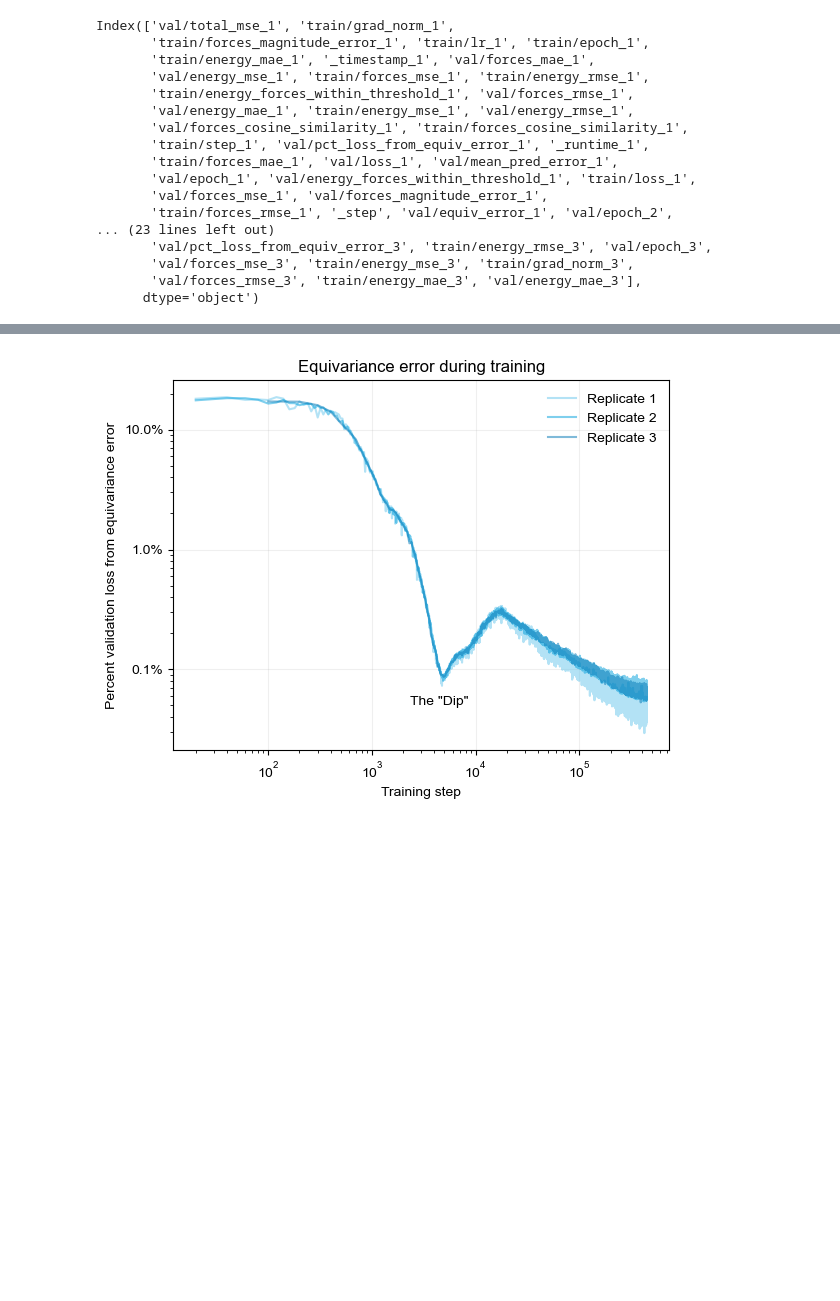
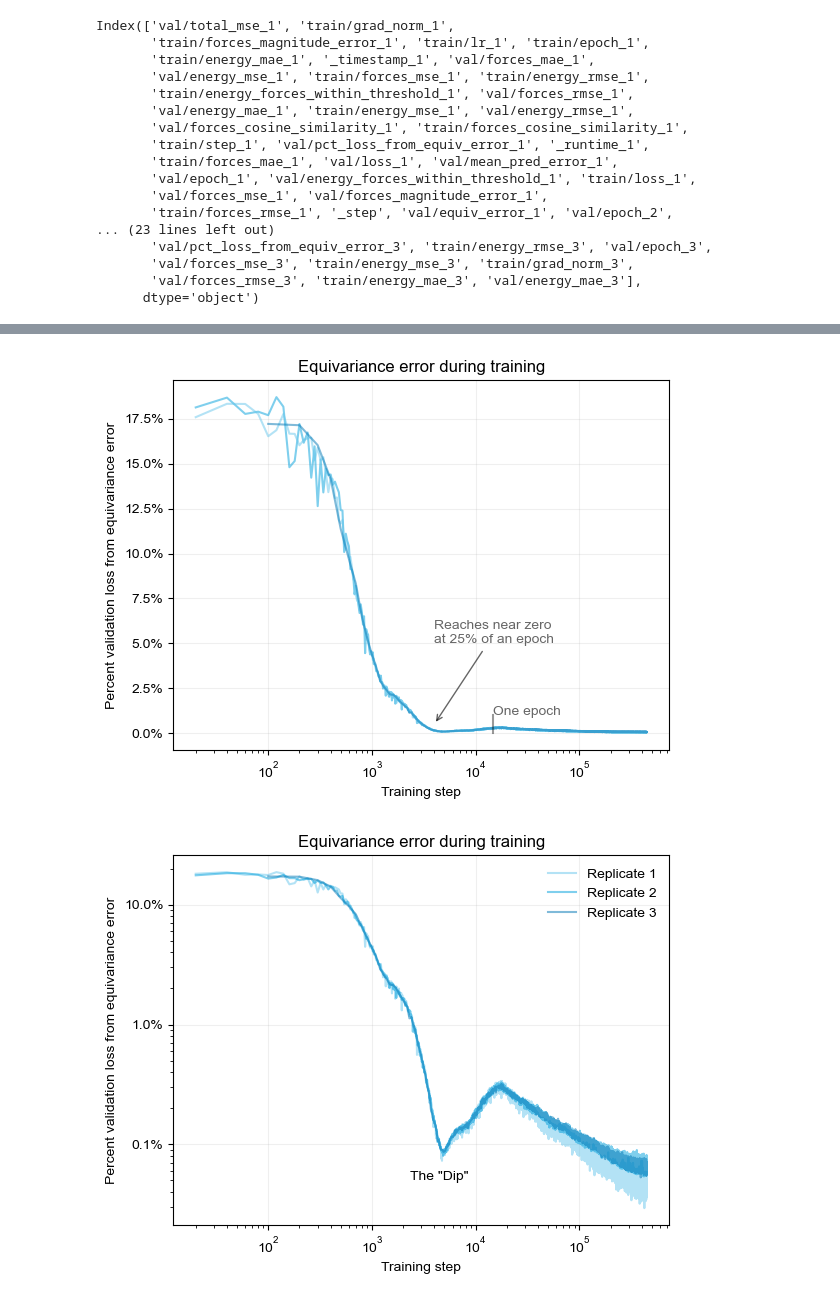
Before and after one commit to genentech/equivariance_learning, a Jupyter notebook: escaip-wandb/esc-default.ipynb, the cells around one changed output, grey strips where cells are left out. Saved outputs shown, nothing was run; the diff lists cells and outputs as text; code cells hidden in the pictures; blank space fills up the shorter version.

```diff
--- a/escaip-wandb/esc-default.ipynb
+++ b/escaip-wandb/esc-default.ipynb
@@ -127,3 +127,69 @@ plt.close()
+# %%
+import matplotlib.ticker as mtick
+
+max_x = mdf['_step'].max()
+
+fig, ax = plt.subplots()
+sns.lineplot(
+    data=mdf[mdf['_step'] < max_x],
+    x='_step',
+    y='val/pct_loss_from_equiv_error_1',
+    color = '#00a0dc',
+    errorbar = None,
+    alpha=0.5,
+    ax = ax,
+)
+sns.lineplot(
+    data=mdf[mdf['_step'] < max_x],
+    x='_step',
+    y='val/pct_loss_from_equiv_error_2',
+    color = '#68c7ec',
+    errorbar = None,
+    alpha=0.5,
+    ax = ax,
+)
+sns.lineplot(
+    data=mdf[mdf['_step'] < max_x],
+    x='_step',
+    y='val/pct_loss_from_equiv_error_3',
+    color = '#0077b5',
+    errorbar = None,
+    alpha=0.5,
+    ax = ax,
+)
+
+# plt.text(4000, 0.05, 'Reaches near zero\nbefore 1 epoch', alpha = 0.6)
+# plt.plot((14849, 14849), (0, 0.01), alpha = 0.4, color = 'black', linewidth = 1.5)
+ax.annotate("Reaches near zero\nat 25% of an epoch", xytext=(4000, 0.05), xy=(4000, 0.005),
+            arrowprops=dict(arrowstyle="->", alpha=0.6), alpha = 0.6)
+
+plt.text(14849, 0.01, 'One epoch', alpha = 0.6)
+plt.plot((14849, 14849), (0, 0.01), alpha = 0.4, color = 'black', linewidth = 1.5)
+
+plt.ylabel('Percent validation loss from equivariance error')
+plt.xlabel('Training step')
+# plt.ylim(bottom = 0)
+# plt.xlim(left = 0)
+plt.xscale('log')
+plt.title('Equivariance error during training')
+
+plt.grid(alpha = 0.2)
+
+ax.yaxis.set_major_formatter(mtick.PercentFormatter(xmax=1.0))
+
+plot_name = 'escaip-equivariance_error_training-xlog'
+
+import os
+os.makedirs('pdfs', exist_ok=True)
+os.makedirs('svgs', exist_ok=True)
+
+plt.savefig(plot_name + '.png', dpi=300, bbox_inches='tight')
+plt.savefig('pdfs/' + plot_name + '.pdf', transparent = True)
+plt.savefig('svgs/' + plot_name + '.svg', transparent = True)
+plt.show()
+plt.close()
+# %% [output]
+[figure, added]
 # %%
 fig, ax = plt.subplots()
 sns.lineplot(
```
Also changed, not shown: parts of 1 cell of this notebook, 6 other files.
